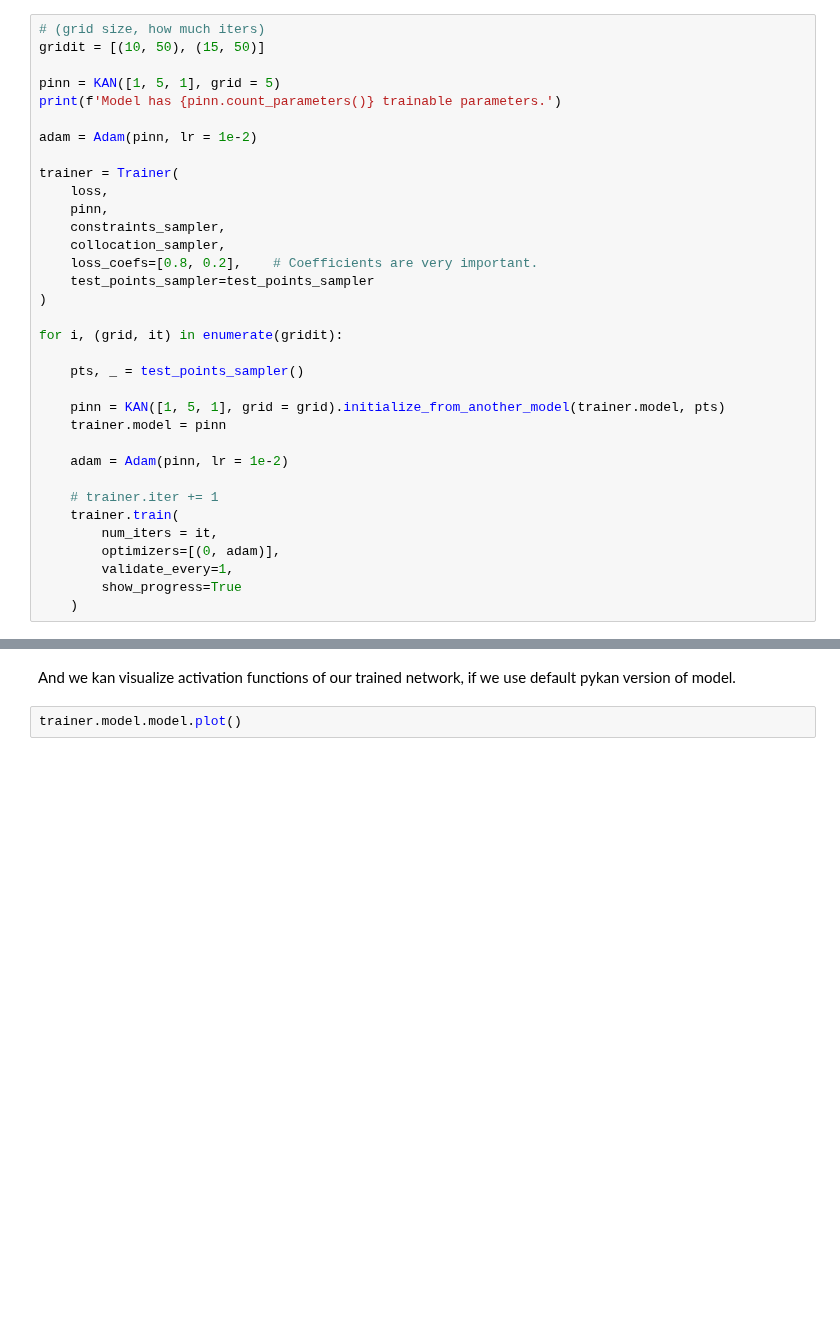
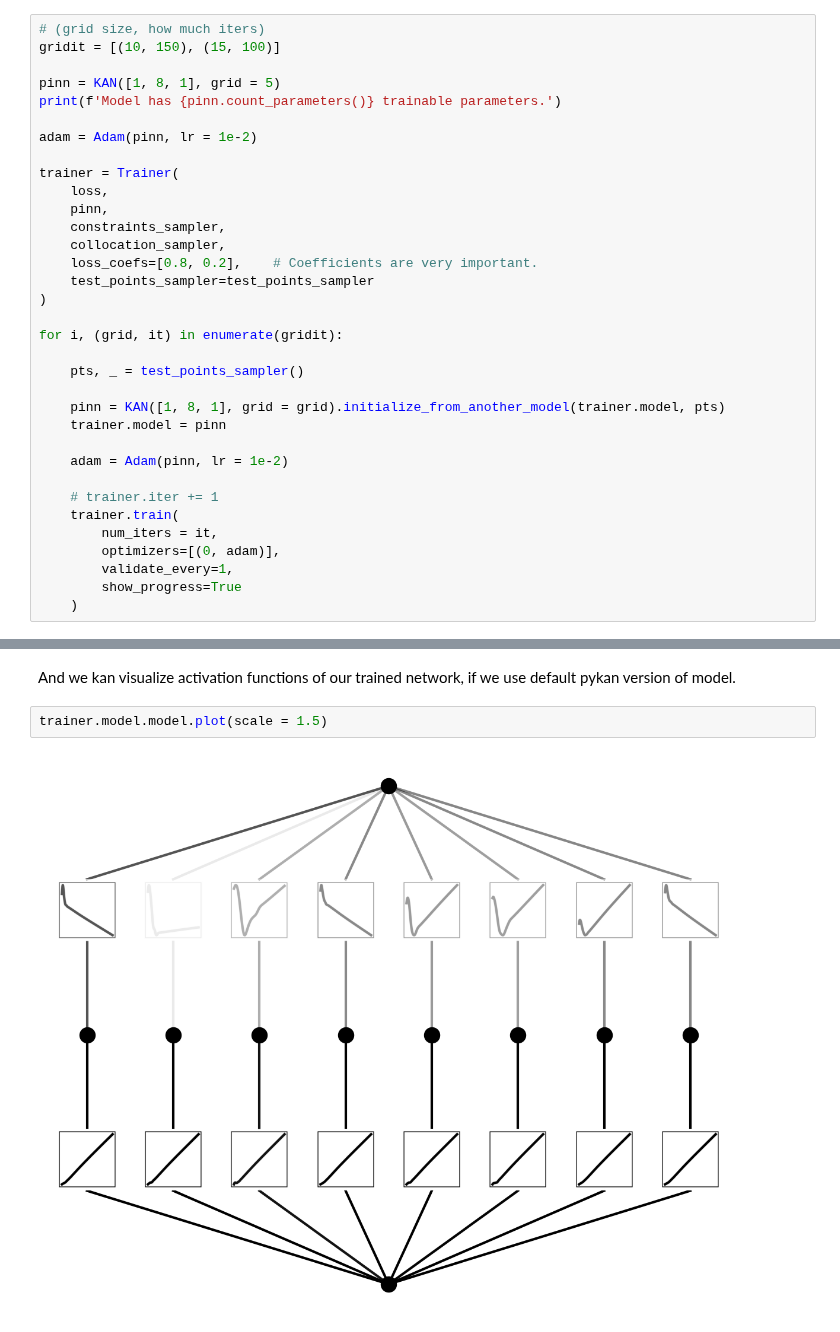
Before and after one commit to DaniilLaptev/pinns, a Jupyter notebook: examples/dho/dho_kan.ipynb, the cells around one changed output, grey strips where cells are left out. Cells and saved outputs as stored; diff of their text form; blank space fills up the shorter version.

```diff
--- a/examples/dho/dho_kan.ipynb
+++ b/examples/dho/dho_kan.ipynb
@@ -124,9 +122,9 @@ For classic KAN, we can employ grid refining method, as described in pykan: at s
 Here is how to do it:
 # %%
 # (grid size, how much iters)
-gridit = [(10, 50), (15, 50)]
+gridit = [(10, 150), (15, 100)]
 
-pinn = KAN([1, 5, 1], grid = 5)
+pinn = KAN([1, 8, 1], grid = 5)
 print(f'Model has {pinn.count_parameters()} trainable parameters.')
 
 adam = Adam(pinn, lr = 1e-2)
@@ -144,7 +142,7 @@ for i, (grid, it) in enumerate(gridit):
 
     pts, _ = test_points_sampler()
 
-    pinn = KAN([1, 5, 1], grid = grid).initialize_from_another_model(trainer.model, pts)
+    pinn = KAN([1, 8, 1], grid = grid).initialize_from_another_model(trainer.model, pts)
     trainer.model = pinn
 
     adam = Adam(pinn, lr = 1e-2)
@@ -180,4 +184,6 @@ plt.show()
 # %% [markdown]
 And we kan visualize activation functions of our trained network, if we use default pykan version of model.
 # %%
-trainer.model.model.plot()
+trainer.model.model.plot(scale = 1.5)
+# %% [output]
+[figure, added]
```
Also changed, not shown: parts of 6 cells of this notebook, 3 other files.
